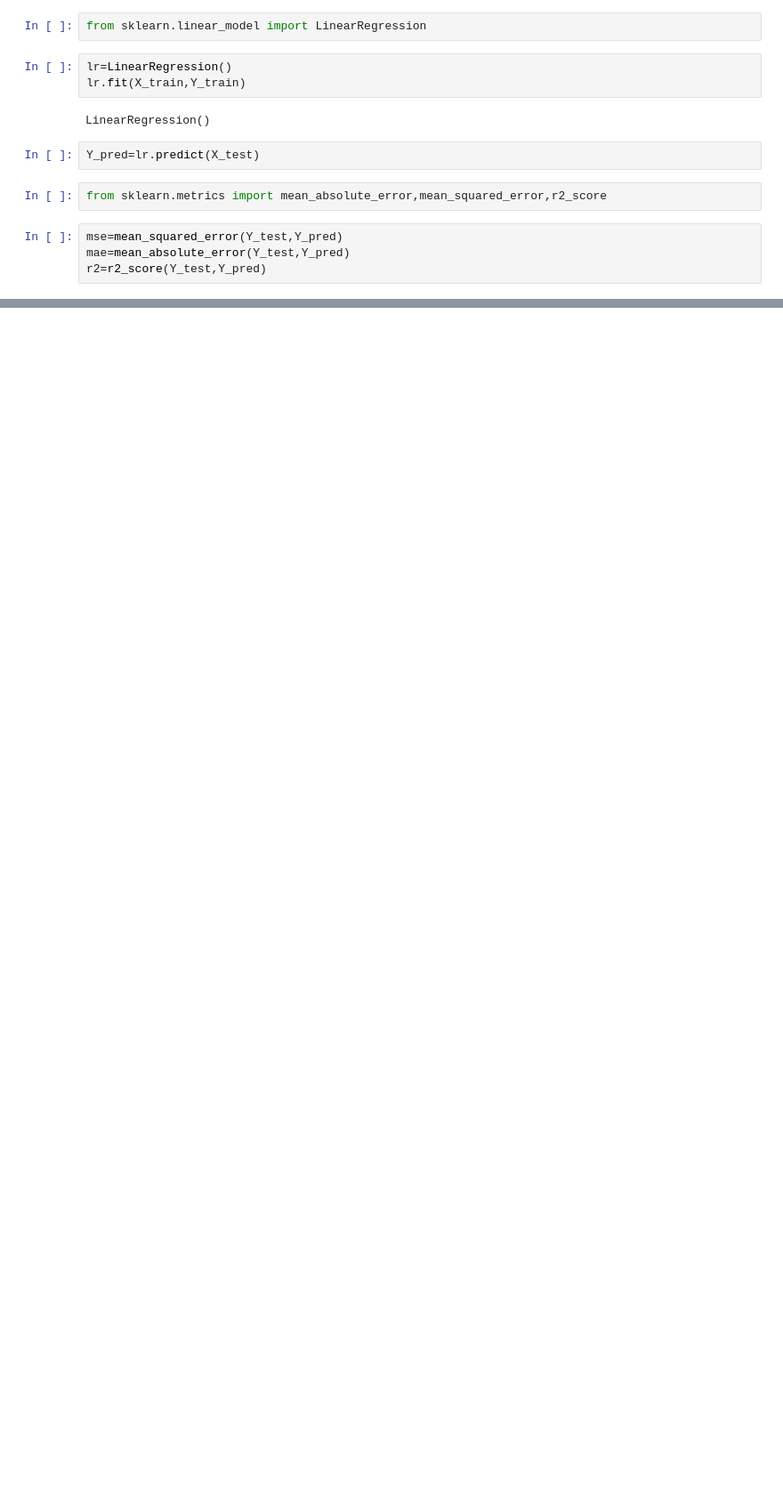
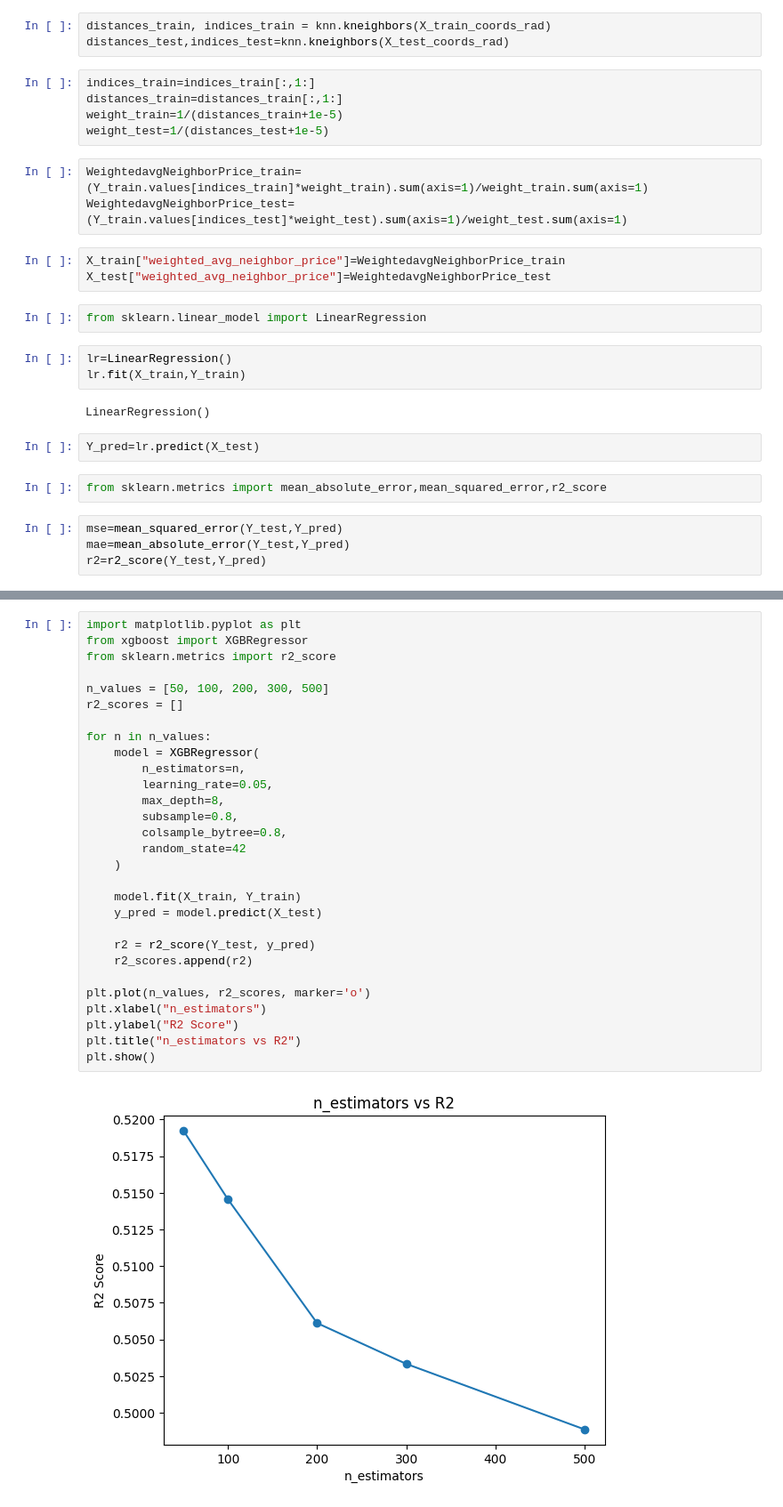
Before and after one commit to RawKnack/-Real-Estate-Price-Prediction-with-Geospatial-Features-, a Jupyter notebook: notebooks/01_data_loading.ipynb, the cells around one changed output, grey strips where cells are left out. Shown at 89% size. Cells and saved outputs as stored; diff of their text form; blank space fills up the shorter version.

```diff
--- a/notebooks/01_data_loading.ipynb
+++ b/notebooks/01_data_loading.ipynb
@@ -99,3 +158,17 @@ Shape of train data: (71685, 6),(71685,)
+# %%
+distances_train, indices_train = knn.kneighbors(X_train_coords_rad)
+distances_test,indices_test=knn.kneighbors(X_test_coords_rad)
+# %%
+indices_train=indices_train[:,1:]
+distances_train=distances_train[:,1:]
+weight_train=1/(distances_train+1e-5)
+weight_test=1/(distances_test+1e-5)
+# %%
+WeightedavgNeighborPrice_train=(Y_train.values[indices_train]*weight_train).sum(axis=1)/weight_train.sum(axis=1)
+WeightedavgNeighborPrice_test=(Y_train.values[indices_test]*weight_test).sum(axis=1)/weight_test.sum(axis=1)
+# %%
+X_train["weighted_avg_neighbor_price"]=WeightedavgNeighborPrice_train
+X_test["weighted_avg_neighbor_price"]=WeightedavgNeighborPrice_test
 # %%
 from sklearn.linear_model import LinearRegression
 # %%
@@ -121,0 +195,31 @@ R2 Score: 0.9048320525002649
+# %%
+import matplotlib.pyplot as plt
+from xgboost import XGBRegressor
+from sklearn.metrics import r2_score
+
+n_values = [50, 100, 200, 300, 500]
+r2_scores = []
+
+for n in n_values:
+    model = XGBRegressor(
+        n_estimators=n,
+        learning_rate=0.05,
+        max_depth=8,
+        subsample=0.8,
+        colsample_bytree=0.8,
+        random_state=42
+    )
+
+    model.fit(X_train, Y_train)
+    y_pred = model.predict(X_test)
+
+    r2 = r2_score(Y_test, y_pred)
+    r2_scores.append(r2)
+
+plt.plot(n_values, r2_scores, marker='o')
+plt.xlabel("n_estimators")
+plt.ylabel("R2 Score")
+plt.title("n_estimators vs R2")
+plt.show()
+# %% [output]
+[figure, added]
```
Also changed, not shown: parts of 31 cells of this notebook, 5 other files.
